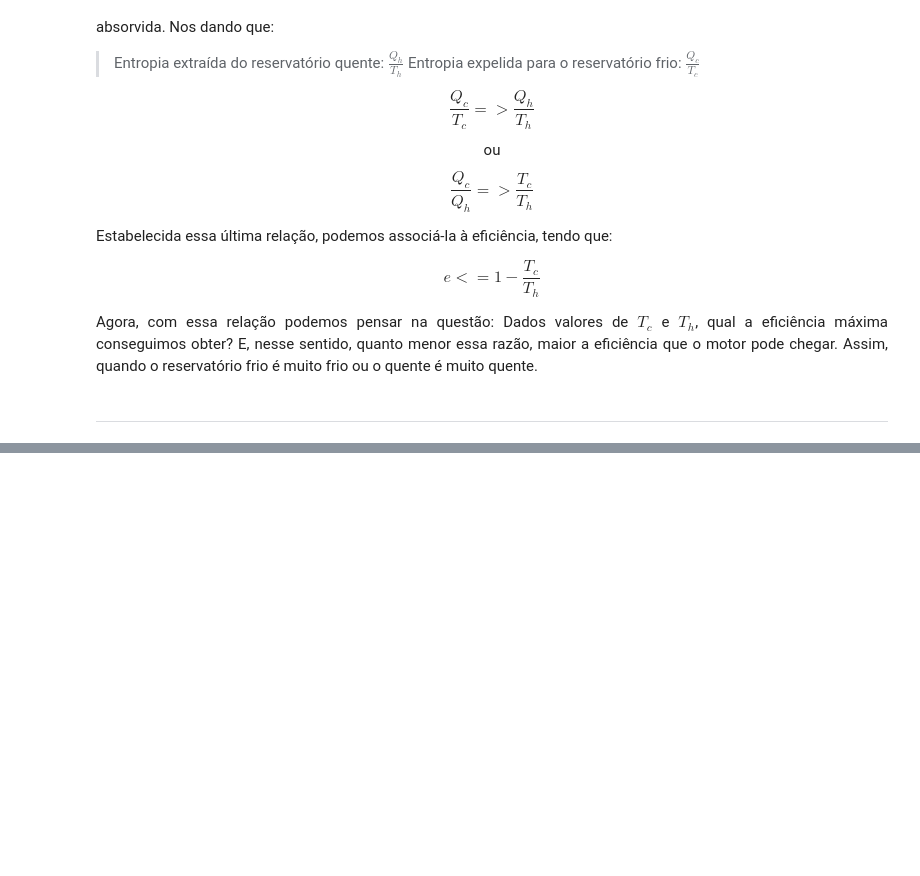
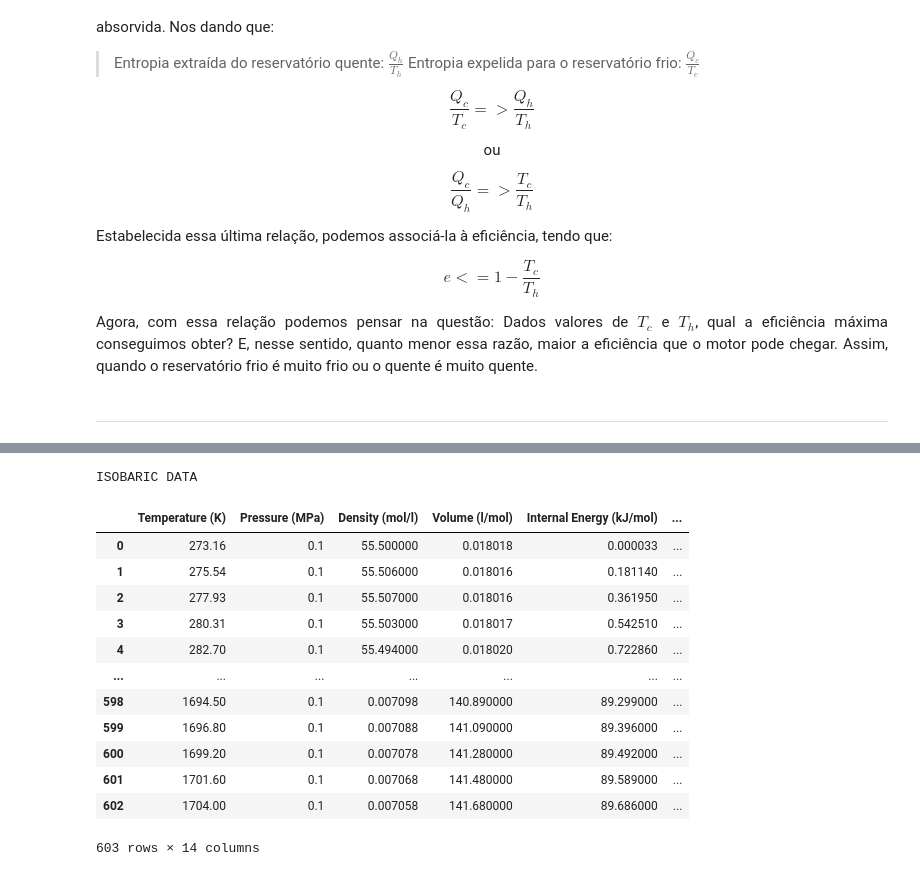
Before and after one commit to viyuetuki/Termodinamica_Avancada, a Jupyter notebook: Desafio 4.ipynb, the cells around one changed output, grey strips where cells are left out. Drawn from its saved outputs; the diff is of its cells as text; code cells hidden in the pictures; blank space fills up the shorter version.

```diff
--- a/Desafio 4.ipynb
+++ b/Desafio 4.ipynb
@@ -124,0 +225,19 @@ $$ \frac{P_1 V_1}{T_1} = \frac{P_2 V_2}{T_2} $$
+# %%
+df_isobaric_data = pd.read_csv("isobaric_data.txt", sep="	")
+print("ISOBARIC DATA")
+display(df_isobaric_data)
+# %% [output]
+ISOBARIC DATA
+|  | Temperature (K) | Pressure (MPa) | Density (mol/l) | Volume (l/mol) | Internal Energy (kJ/mol) | ... |
+| 0 | 273.16 | 0.1 | 55.500000 | 0.018018 | 0.000033 | ... |
+| 1 | 275.54 | 0.1 | 55.506000 | 0.018016 | 0.181140 | ... |
+| 2 | 277.93 | 0.1 | 55.507000 | 0.018016 | 0.361950 | ... |
+| 3 | 280.31 | 0.1 | 55.503000 | 0.018017 | 0.542510 | ... |
+| 4 | 282.70 | 0.1 | 55.494000 | 0.018020 | 0.722860 | ... |
+| ... | ... | ... | ... | ... | ... | ... |
+| 598 | 1694.50 | 0.1 | 0.007098 | 140.890000 | 89.299000 | ... |
+| 599 | 1696.80 | 0.1 | 0.007088 | 141.090000 | 89.396000 | ... |
+| 600 | 1699.20 | 0.1 | 0.007078 | 141.280000 | 89.492000 | ... |
+| 601 | 1701.60 | 0.1 | 0.007068 | 141.480000 | 89.589000 | ... |
+| 602 | 1704.00 | 0.1 | 0.007058 | 141.680000 | 89.686000 | ... |
+603 rows × 14 columns
```
Also changed, not shown: parts of 15 cells of this notebook, 7 other files.
